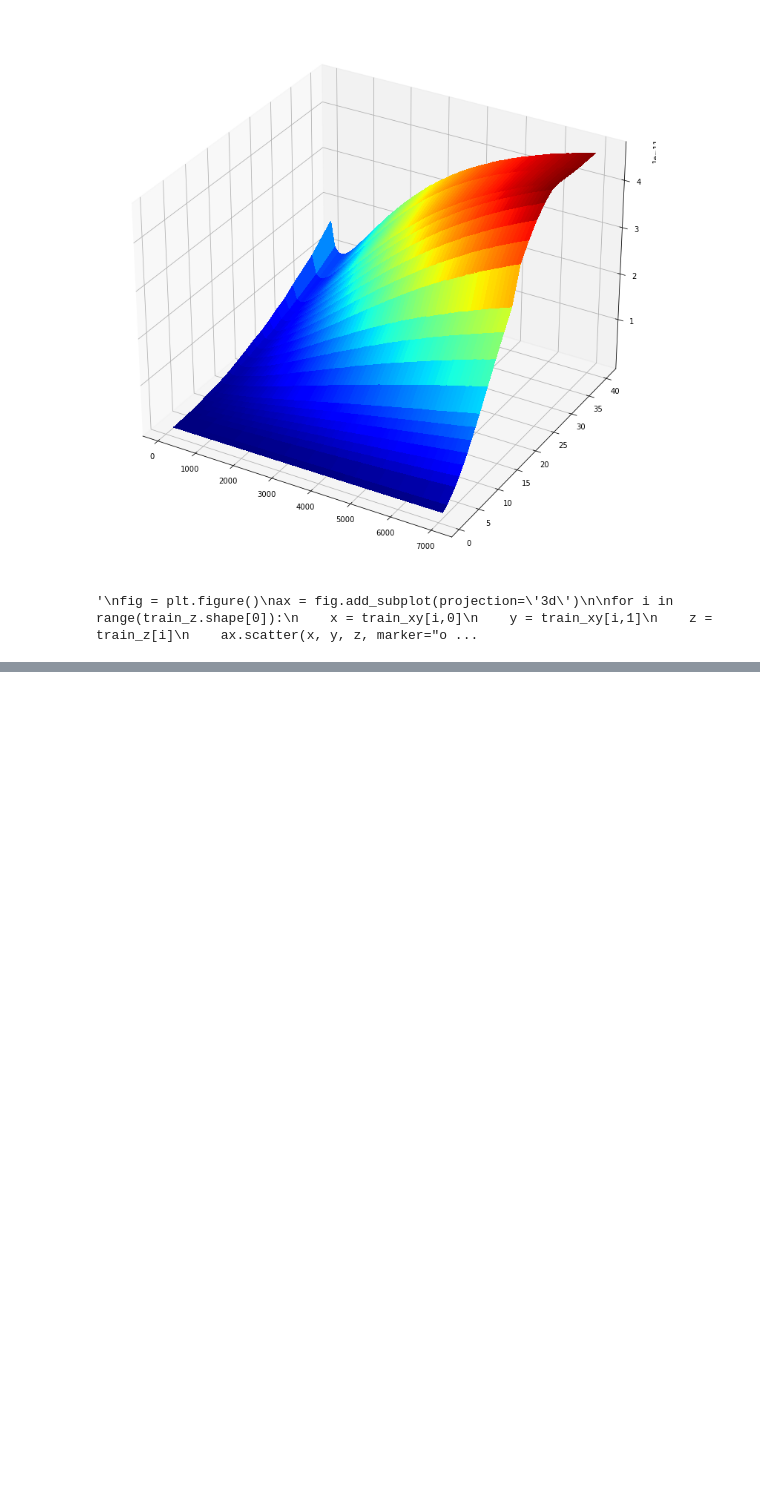
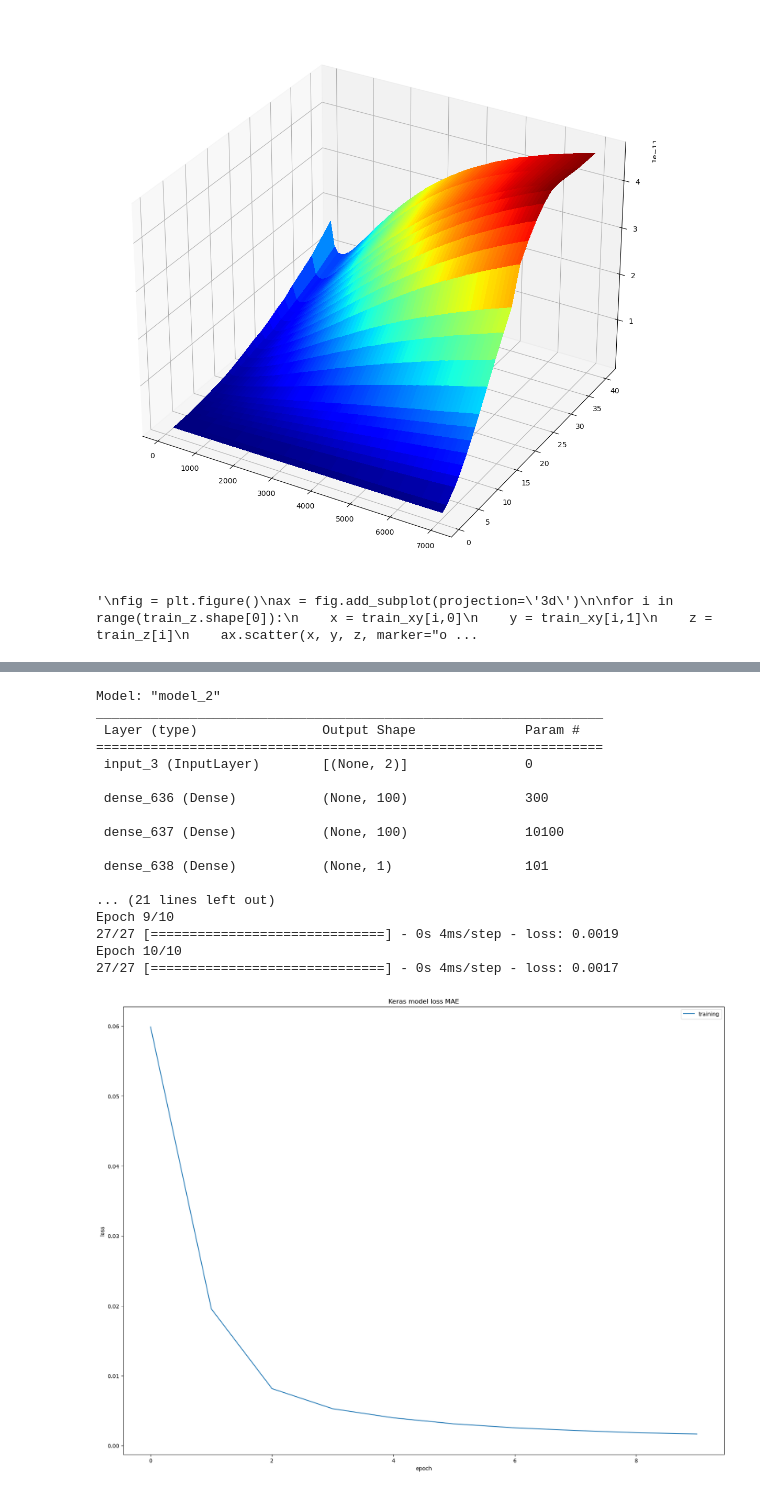
Before and after one commit to lstorchi/CurveFittingML, a Jupyter notebook: fittingviaNN_2D.ipynb, the cells around one changed output, grey strips where cells are left out. Cells and saved outputs as stored; diff of their text form; code cells hidden in the pictures; blank space fills up the shorter version.

```diff
--- a/fittingviaNN_2D.ipynb
+++ b/fittingviaNN_2D.ipynb
@@ -295,0 +713,80 @@ for i in range(train_z.shape[0]):
+# %%
+hidden_layers_layout = [100, 100]
+activation_functions = ["relu", "relu"]
+epochs = 10
+batch_size = 50
+inoptimizer = "SGD(decay=1e-6, momentum=0.9, nesterov=True)"
+loss = 'MeanSquaredError()'
+
+model = build_new_model(hidden_layers_layout, activation_functions)
+optimizer = build_optimizer(inoptimizer)
+model.compile(loss=build_loss(loss), optimizer=optimizer)
+model.summary()
+
+history = model.fit(train_xy, train_z, epochs=epochs, batch_size=batch_size, verbose=1)
+
+plt.title('Keras model loss MAE')
+plt.plot(history.history['loss'])
+if usevalidation:
+    plt.plot(history.history['val_loss'])
+plt.ylabel('loss')
+plt.xlabel('epoch')
+plt.legend(['training', 'validation'], loc='upper right')
+plt.gcf().set_size_inches(20, 15)
+
+plt.show()
+
+z_pred = modelr.predict(train_xy)
+
+trainmse = 0.0
+cont = 0.0
+for i in range(train_z.shape[0]):
+    x = train_xy[i,0]
+    y = train_xy[i,1]
+    z = train_z[i]
+    zpred = z_pred[i]
+
+    trainmse += (zpred-z)**2
+    cont += 1.0
+
+    print("Train, %10.7f , %10.7f , %10.7f , %10.7f"%(z, y, z, zpred))
+
+trainmse = trainmse/cont
+
+z_pred = model.predict(test_xy)
+
+mse = 0.0
+cont = 0.0
+for i in range(test_z.shape[0]):
+    x = test_xy[i,0]
+    y = test_xy[i,1]
+    z = test_z[i]
+    zpred = z_pred[i]
+
+    mse += (zpred-z)**2
+    cont += 1.0
+
+    print("Test, %10.7f , %10.7f , %10.7f , %10.7f"%(z, y, z, zpred))
+
+mse = mse/cont
+
+print("Removed random values  MSE ", mse, " , TrainMSE ,", trainmse, flush=True)
+# %% [output]
+Model: "model_2"
+_________________________________________________________________
+ Layer (type)                Output Shape              Param #
+=================================================================
+ input_3 (InputLayer)        [(None, 2)]               0
+
+ dense_636 (Dense)           (None, 100)               300
+
+ dense_637 (Dense)           (None, 100)               10100
+
+ dense_638 (Dense)           (None, 1)                 101
+
+... (21 lines left out)
+Epoch 9/10
+27/27 [==============================] - 0s 4ms/step - loss: 0.0019
+Epoch 10/10
+27/27 [==============================] - 0s 4ms/step - loss: 0.0017
+[figure, added]
```
Also changed, not shown: parts of 14 cells of this notebook.
